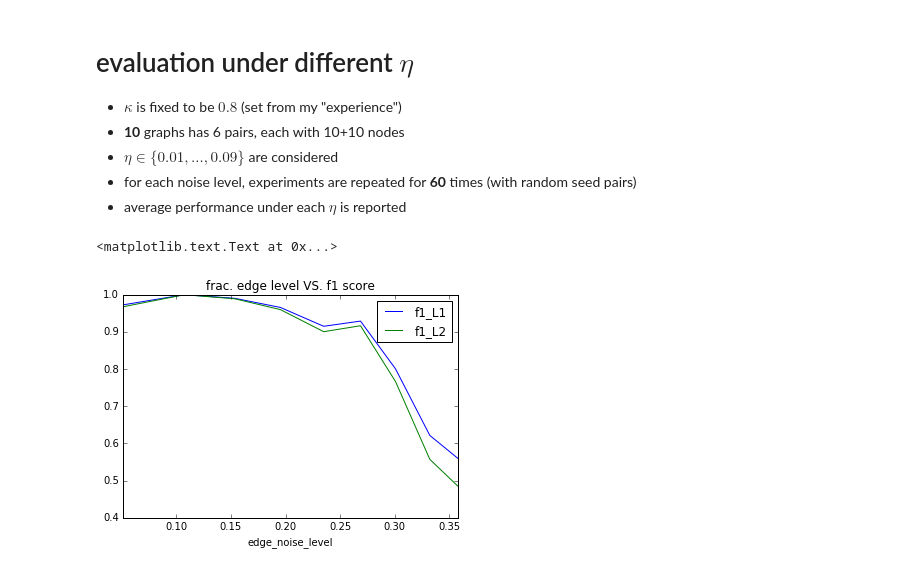
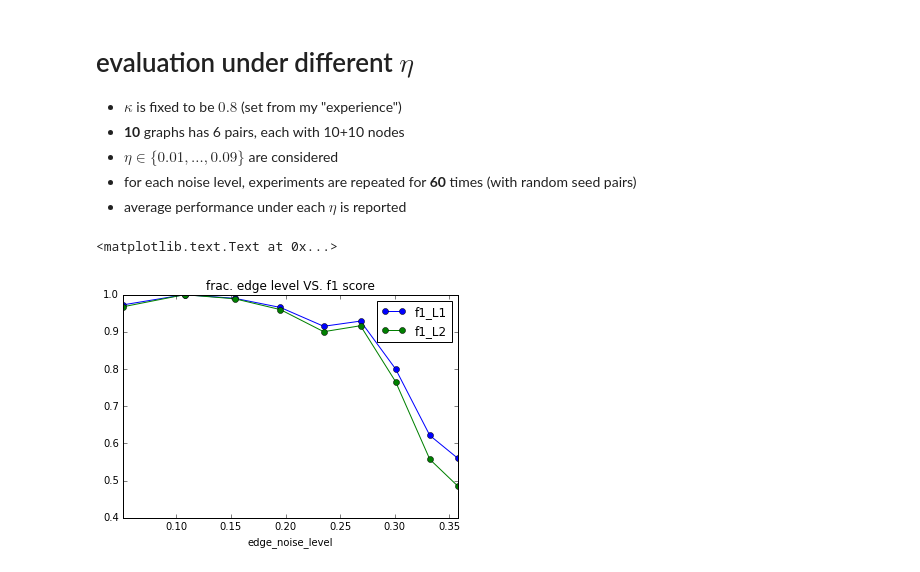
Before and after one commit to xiaohan2012/signed-local-community, a Jupyter notebook: experiment_on_synthetic_graphs.ipynb, the cells around one changed output. Cells and saved outputs as stored; diff of their text form; code cells hidden in the pictures.

```diff
--- a/experiment_on_synthetic_graphs.ipynb
+++ b/experiment_on_synthetic_graphs.ipynb
@@ -202,12 +194,12 @@ avg_df.plot?
 # %%
 perf_df = pd.read_csv('outputs/result_synthetic_graphs.csv')
 avg_df = perf_df[['f1_L1', 'f1_L2', 'eta', 'edge_noise_level']].groupby('eta').mean()
 
 fig, ax = plt.subplots(1, 1)
 avg_df.reset_index(level=0, inplace=True)
 
-avg_df.plot(x='edge_noise_level', y=['f1_L1', 'f1_L2'], ax=ax)
+avg_df.plot(x='edge_noise_level', y=['f1_L1', 'f1_L2'], style=['o-', 'o-'], ax=ax)
 ax.set_title('frac. edge level VS. f1 score')
 # %% [output]
 <matplotlib.text.Text at 0x...>
-[figure, old version]
+[figure, new version]
```
Also changed, not shown: parts of 6 cells of this notebook, 2 other files.
